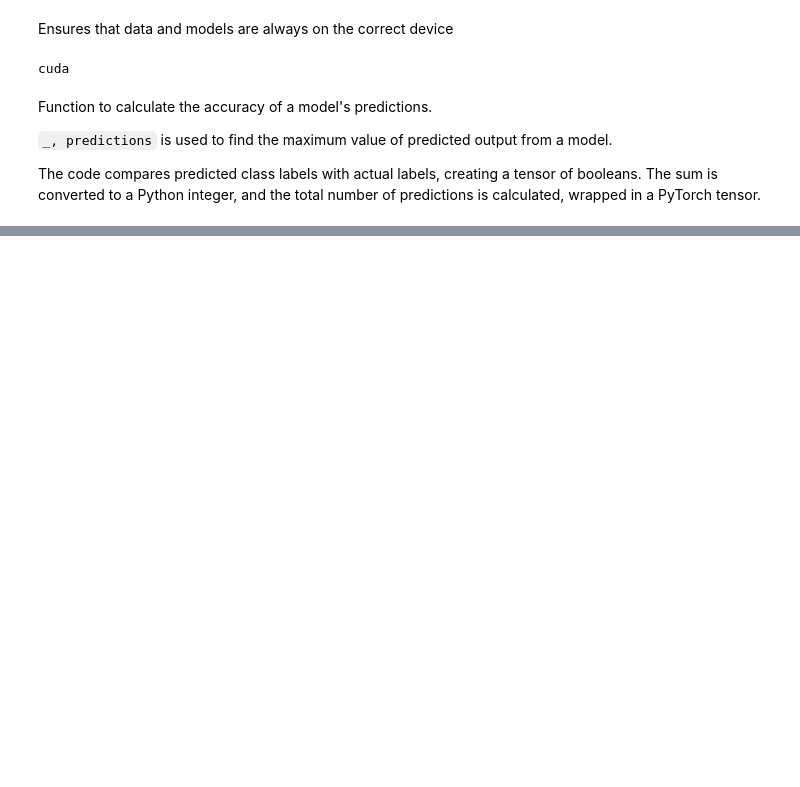
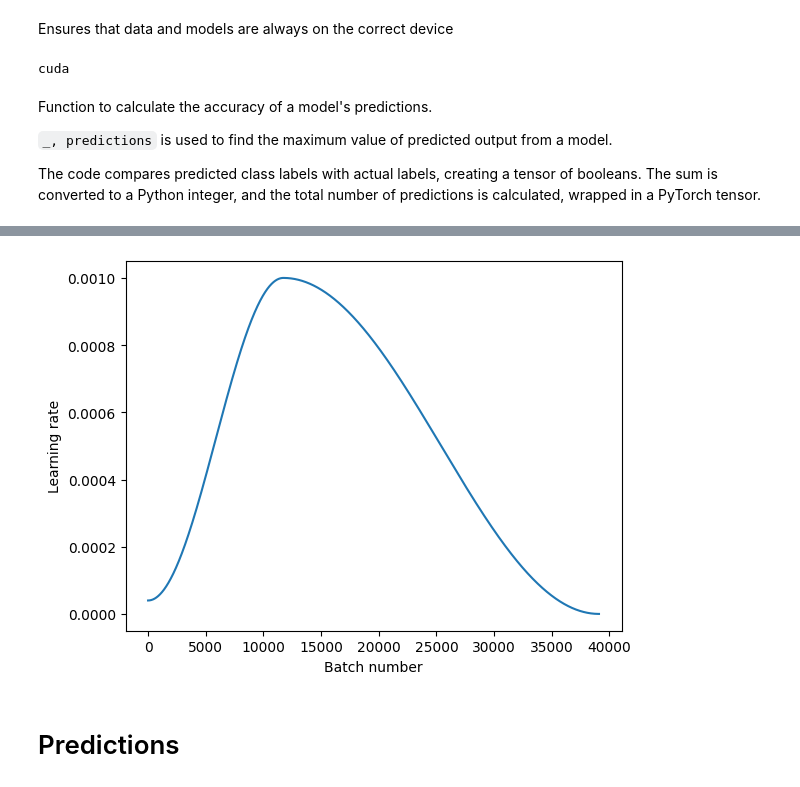
Before and after one commit to Gayanukaa/ResNet-Implementation, a Jupyter notebook: main.ipynb, the cells around one changed output, grey strips where cells are left out. Saved outputs shown, nothing was run; the diff lists cells and outputs as text; code cells hidden in the pictures; blank space fills up the shorter version.

```diff
--- a/main.ipynb
+++ b/main.ipynb
@@ -273,0 +533,6 @@ def accuracy(predicted, actual):
+# %%
+plot_lrs(history)
+# %% [output]
+[figure, added]
+# %% [markdown]
+# Predictions
```
Also changed, not shown: parts of 33 cells of this notebook.
